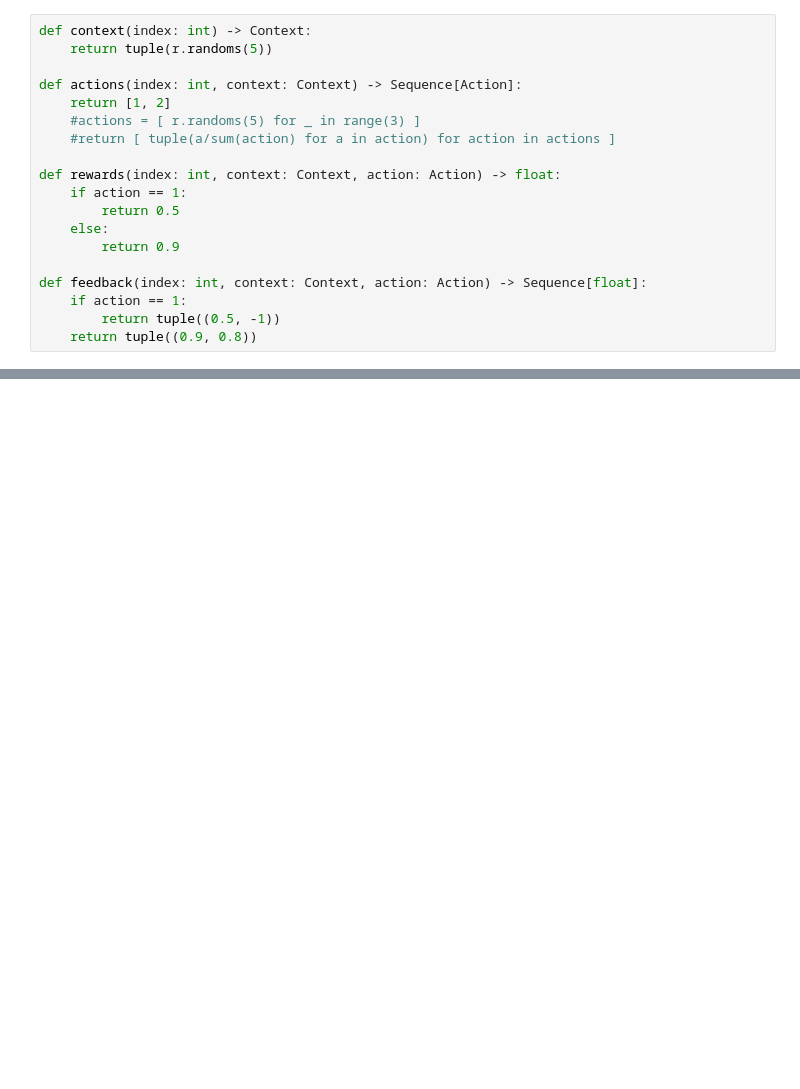
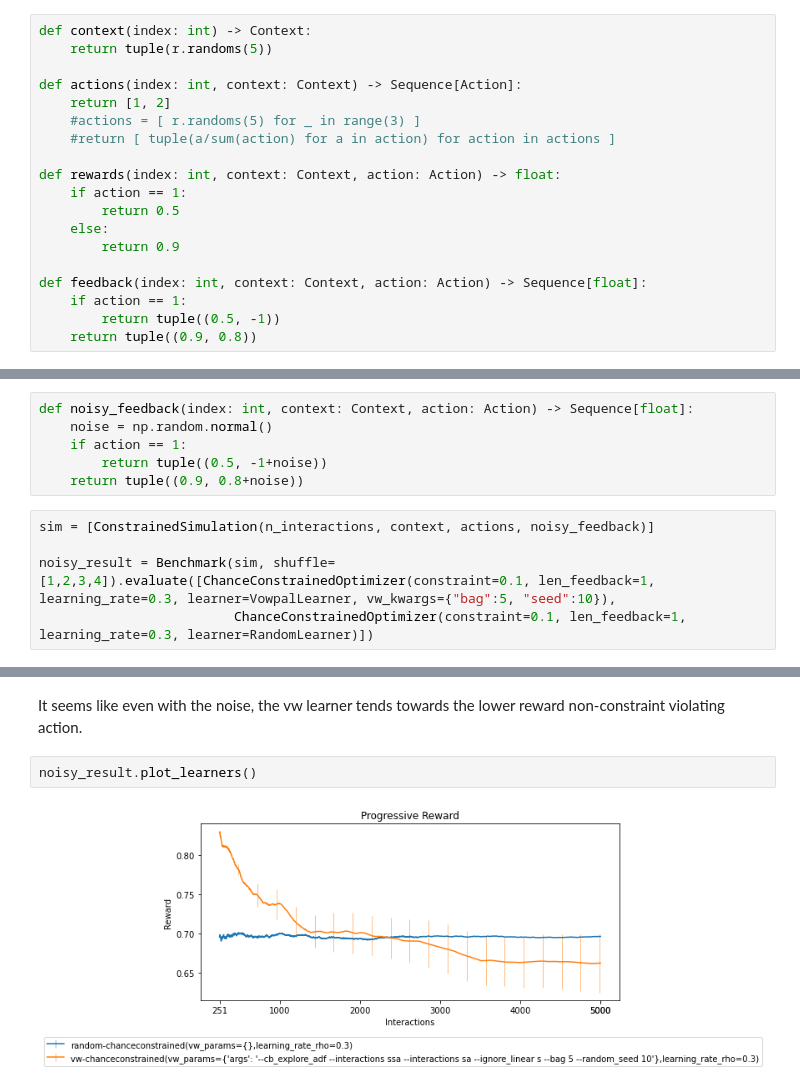
Before and after one commit to milena-mathew/coba-CCPO, a Jupyter notebook: examples/notebooks/ConstrainedSim.ipynb, the cells around one changed output, grey strips where cells are left out. Cells and saved outputs as stored; diff of their text form; blank space fills up the shorter version.

```diff
--- a/examples/notebooks/ConstrainedSim.ipynb
+++ b/examples/notebooks/ConstrainedSim.ipynb
@@ -50,0 +69,11 @@ result.plot_learners(start=0.0, end=1.0, span=10 , err_every=0)
+# %%
+def noisy_feedback(index: int, context: Context, action: Action) -> Sequence[float]:
+    noise = np.random.normal()
+    if action == 1:
+        return tuple((0.5, -1+noise))
+    return tuple((0.9, 0.8+noise))
+# %%
+sim = [ConstrainedSimulation(n_interactions, context, actions, noisy_feedback)]
+
+noisy_result = Benchmark(sim, shuffle=[1,2,3,4]).evaluate([ChanceConstrainedOptimizer(constraint=0.1, len_feedback=1, learning_rate=0.3, learner=VowpalLearner, vw_kwargs={"bag":5, "seed":10}),
+                         ChanceConstrainedOptimizer(constraint=0.1, len_feedback=1, learning_rate=0.3, learner=RandomLearner)])
@@ -50,0 +95,6 @@ result.plot_learners(start=0.0, end=1.0, span=10 , err_every=0)
+# %% [markdown]
+It seems like even with the noise, the vw learner tends towards the lower reward non-constraint violating action.
+# %%
+noisy_result.plot_learners()
+# %% [output]
+[figure, added]
```
Also changed, not shown: parts of 20 cells of this notebook.
